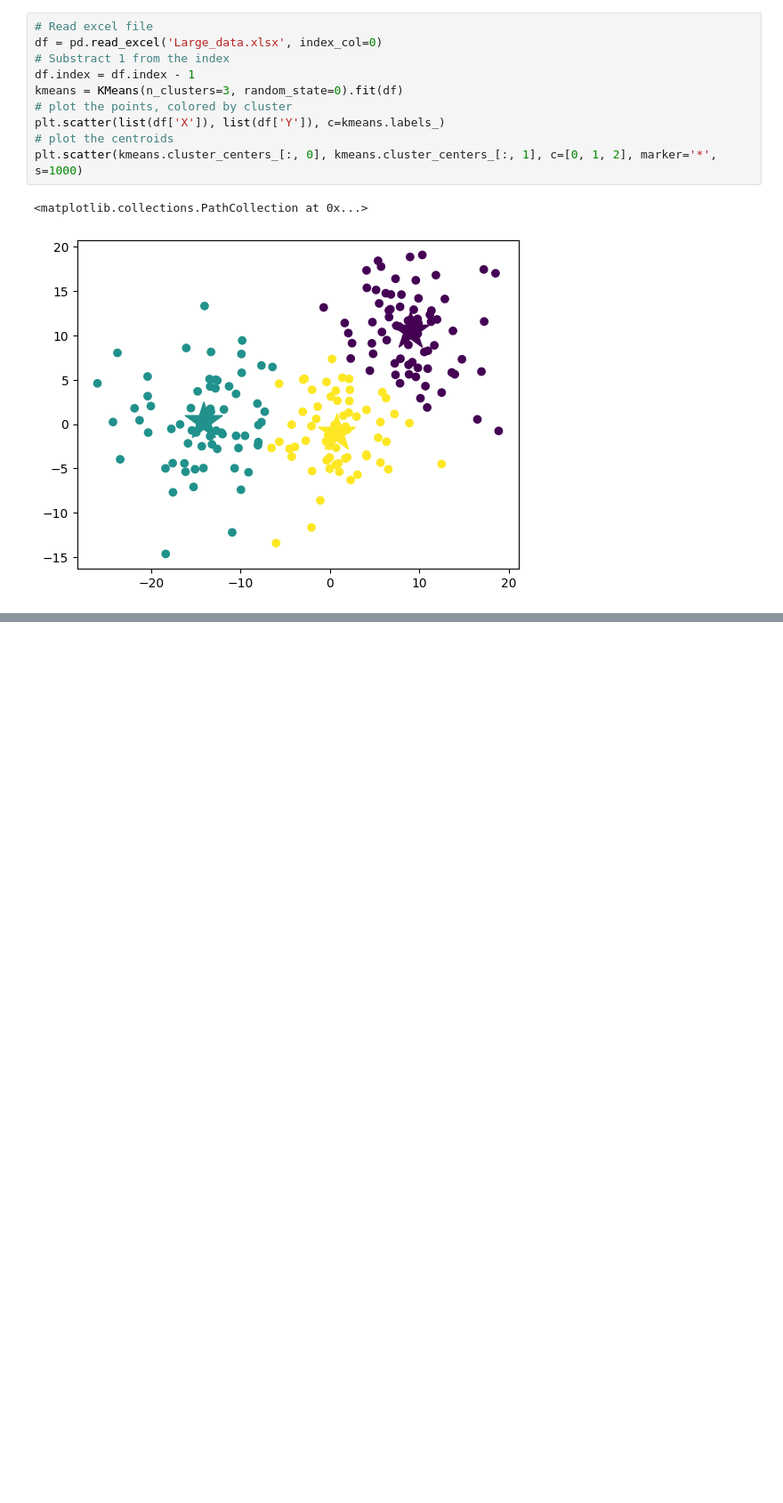
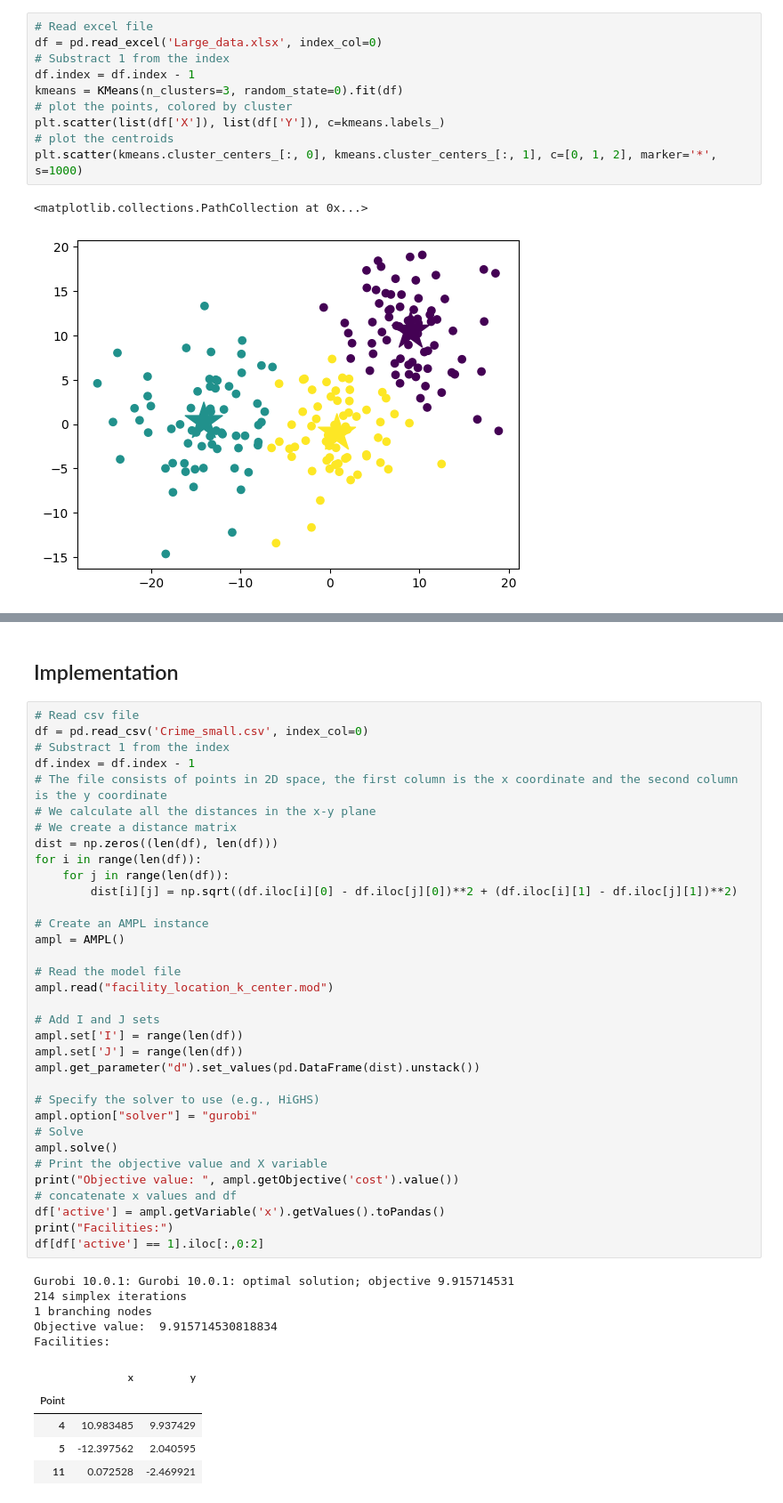
Before and after one commit to smoralesduarte/ML-combinatorial-optimization, a Jupyter notebook: HW1/HW1.ipynb, the cells around one changed output, grey strips where cells are left out. Shown: that part at 89% size. Drawn from its saved outputs; the diff is of its cells as text; blank space fills up the shorter version.

```diff
--- a/HW1/HW1.ipynb
+++ b/HW1/HW1.ipynb
@@ -250,0 +285,47 @@ df
+# %% [markdown]
+## Implementation
+# %%
+# Read csv file
+df = pd.read_csv('Crime_small.csv', index_col=0)
+# Substract 1 from the index
+df.index = df.index - 1
+# The file consists of points in 2D space, the first column is the x coordinate and the second column is the y coordinate
+# We calculate all the distances in the x-y plane
+# We create a distance matrix
+dist = np.zeros((len(df), len(df)))
+for i in range(len(df)):
+    for j in range(len(df)):
+        dist[i][j] = np.sqrt((df.iloc[i][0] - df.iloc[j][0])**2 + (df.iloc[i][1] - df.iloc[j][1])**2)
+
+# Create an AMPL instance
+ampl = AMPL()
+
+# Read the model file
+ampl.read("facility_location_k_center.mod")
+
+# Add I and J sets
+ampl.set['I'] = range(len(df))
+ampl.set['J'] = range(len(df))
+ampl.get_parameter("d").set_values(pd.DataFrame(dist).unstack())
+
+# Specify the solver to use (e.g., HiGHS)
+ampl.option["solver"] = "gurobi"
+# Solve
+ampl.solve()
+# Print the objective value and X variable
+print("Objective value: ", ampl.getObjective('cost').value())
+# concatenate x values and df
+df['active'] = ampl.getVariable('x').getValues().toPandas()
+print("Facilities:")
+df[df['active'] == 1].iloc[:,0:2]
+# %% [output]
+Gurobi 10.0.1: Gurobi 10.0.1: optimal solution; objective 9.915714531
+214 simplex iterations
+1 branching nodes
+Objective value:  9.915714530818834
+Facilities:
+|  | x | y |
+| Point |  |  |
+| 4 | 10.983485 | 9.937429 |
+| 5 | -12.397562 | 2.040595 |
+| 11 | 0.072528 | -2.469921 |
```
Also changed, not shown: parts of 17 cells of this notebook, 2 other files.
